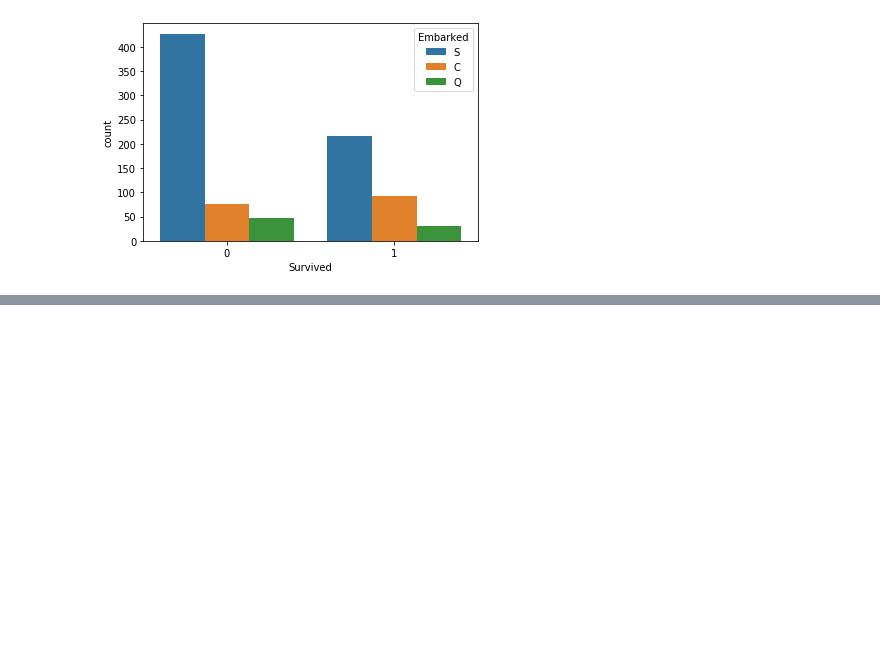
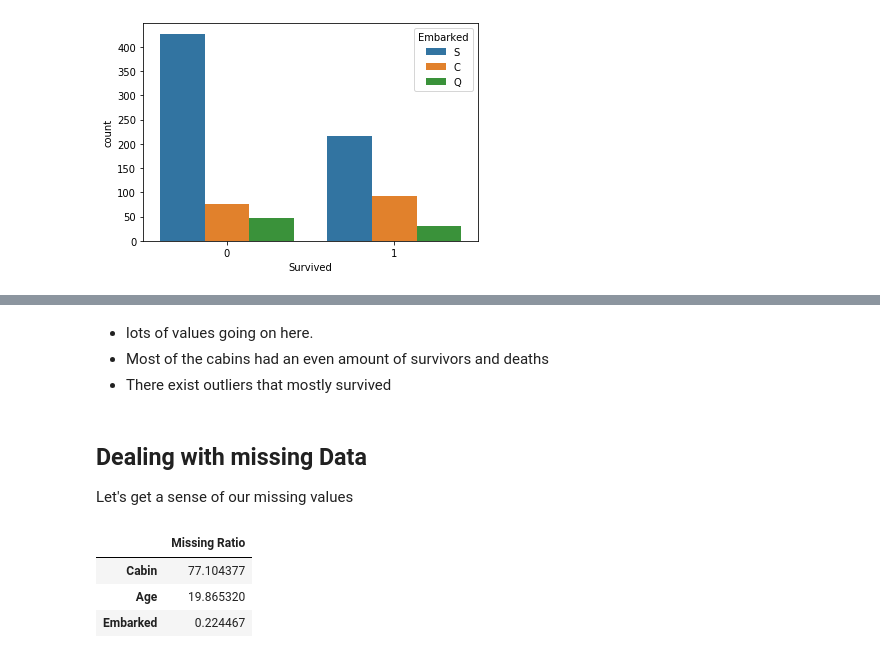
Before and after one commit to Ilroy/titanic_project, a Jupyter notebook: titanic_notebook.ipynb, the cells around one changed output, grey strips where cells are left out. Saved outputs shown, nothing was run; the diff lists cells and outputs as text; code cells hidden in the pictures; blank space fills up the shorter version.

```diff
--- a/titanic_notebook.ipynb
+++ b/titanic_notebook.ipynb
@@ -153,0 +181,18 @@ sns.countplot(x='Survived',hue='Embarked',data=train_df)
+# %% [markdown]
+- lots of values going on here.
+- Most of the cabins had an even amount of survivors and deaths
+- There exist outliers that mostly survived
+# %% [markdown]
+## Dealing with missing Data
+
+Let's get a sense of our missing values
+# %%
+train_data_na = (train_df.isnull().sum()/len(train_df))*100
+train_data_na = train_data_na.drop(train_data_na[train_data_na ==0].index).sort_values(ascending=False)
+missing_training_data = pd.DataFrame({'Missing Ratio':train_data_na})
+missing_training_data
+# %% [output]
+|  | Missing Ratio |
+| Cabin | 77.104377 |
+| Age | 19.865320 |
+| Embarked | 0.224467 |
```
Also changed, not shown: parts of 8 cells of this notebook.
